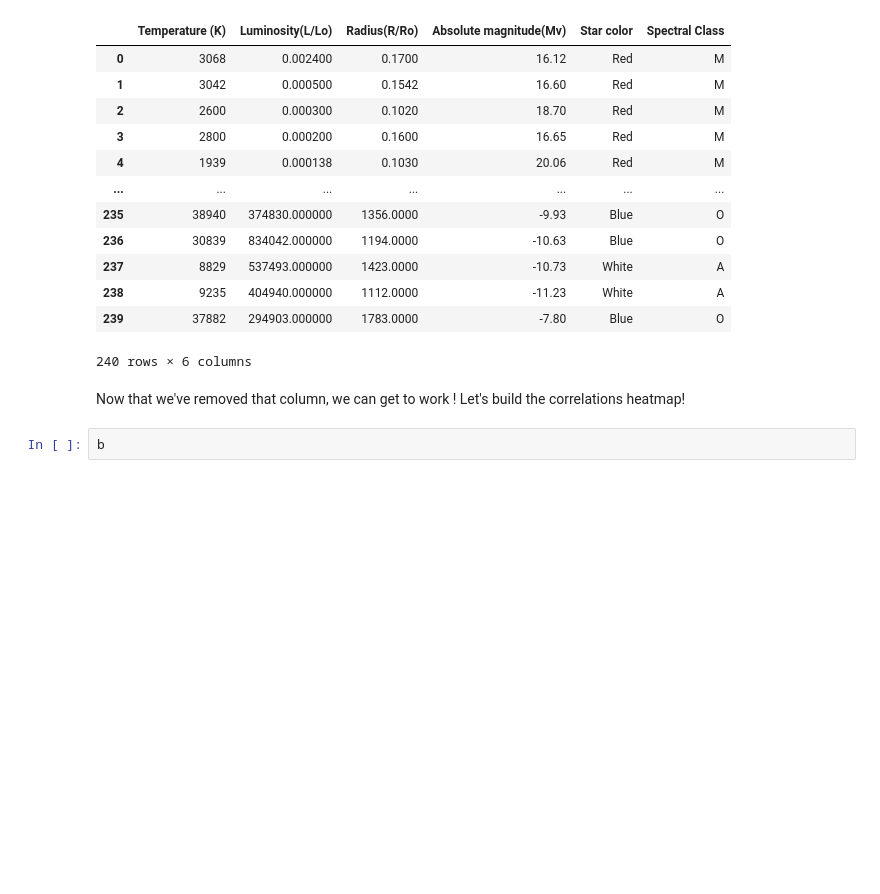
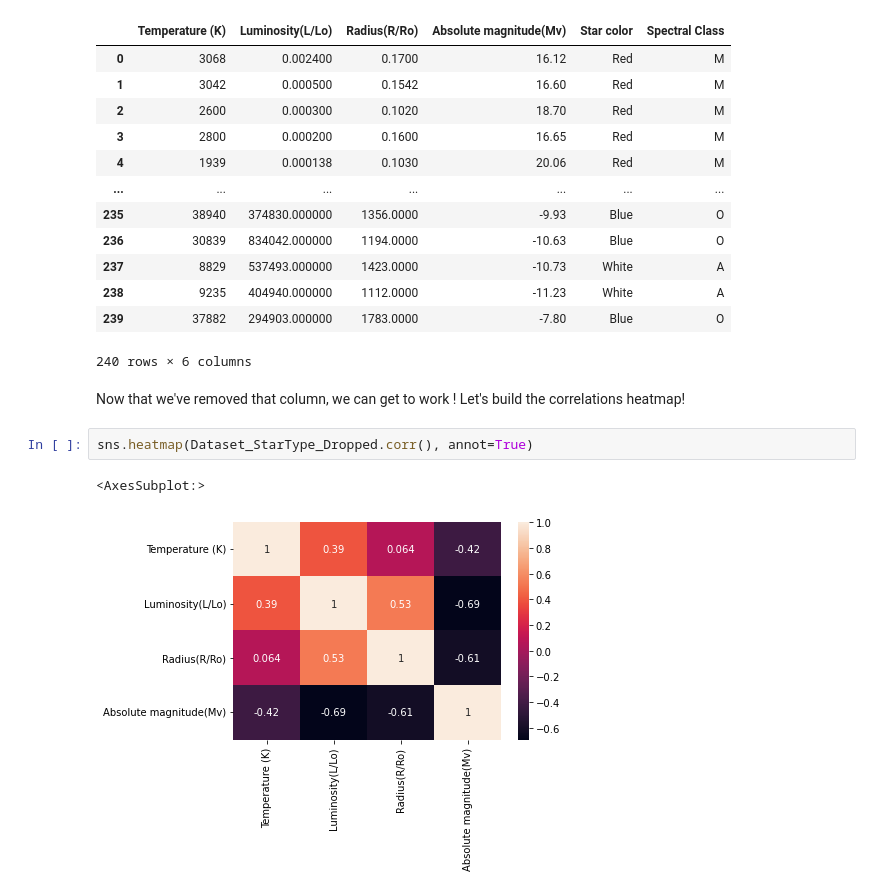
Before and after one commit to GoofyGalaxy374/StarTypeClassifier, a Jupyter notebook: Notebook/StarsClassifierNotebook.ipynb, the cells around one changed output. Cells and saved outputs as stored; diff of their text form; blank space fills up the shorter version.

```diff
--- a/Notebook/StarsClassifierNotebook.ipynb
+++ b/Notebook/StarsClassifierNotebook.ipynb
@@ -45,5 +45,8 @@ Dataset_StarType_Dropped
 240 rows × 6 columns
 # %% [markdown]
 Now that we've removed that column, we can get to work ! Let's build the correlations heatmap!
-# %%
-b
+# %%
+sns.heatmap(Dataset_StarType_Dropped.corr(), annot=True)
+# %% [output]
+<AxesSubplot:>
+[figure, added]
```
Also changed, not shown: parts of 6 cells of this notebook.
